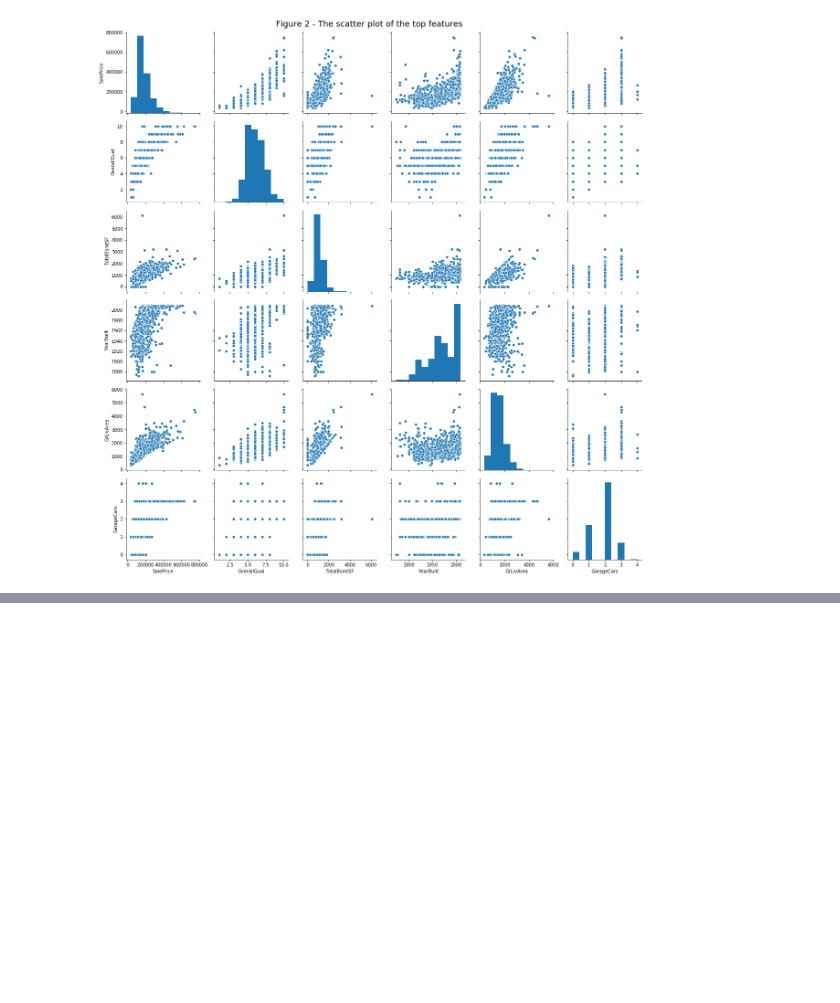
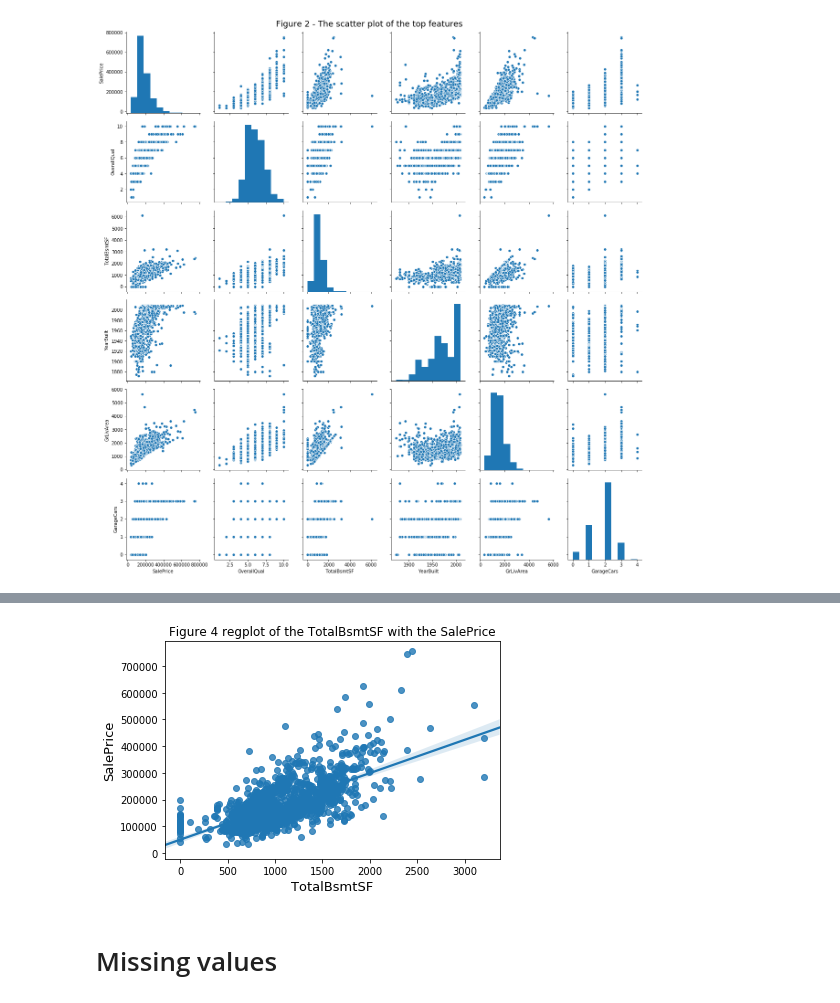
Before and after one commit to abdullahwaqar/house_price_predictor, a Jupyter notebook: explore.ipynb, the cells around one changed output, grey strips where cells are left out. Saved outputs shown, nothing was run; the diff lists cells and outputs as text; code cells hidden in the pictures; blank space fills up the shorter version.

```diff
--- a/explore.ipynb
+++ b/explore.ipynb
@@ -34,0 +46,19 @@ plt.show();
+# %%
+# Removing the outliers
+# We sort the values by GrLivArea and select the two lager values, and we locate the index number
+# to use it in order to drop corresponding rows.
+g_out = data_aux.sort_values(by="GrLivArea", ascending = False).head(2)
+g_out
+data_aux.drop([523,1298], inplace = True)
+data_aux.reset_index(inplace=True)
+# %%
+# regplot of TotalBsmtSF/SalePrice
+ax = sns.regplot(x=data_aux['TotalBsmtSF'], y=data_aux['SalePrice'])
+plt.ylabel('SalePrice', fontsize= 13)
+plt.xlabel('TotalBsmtSF', fontsize= 13)
+plt.title('Figure 4 regplot of the TotalBsmtSF with the SalePrice', fontsize= 12);
+plt.show()
+# %% [output]
+[figure, added]
+# %% [markdown]
+# Missing values
```
Also changed, not shown: parts of 15 cells of this notebook, 6 other files.
